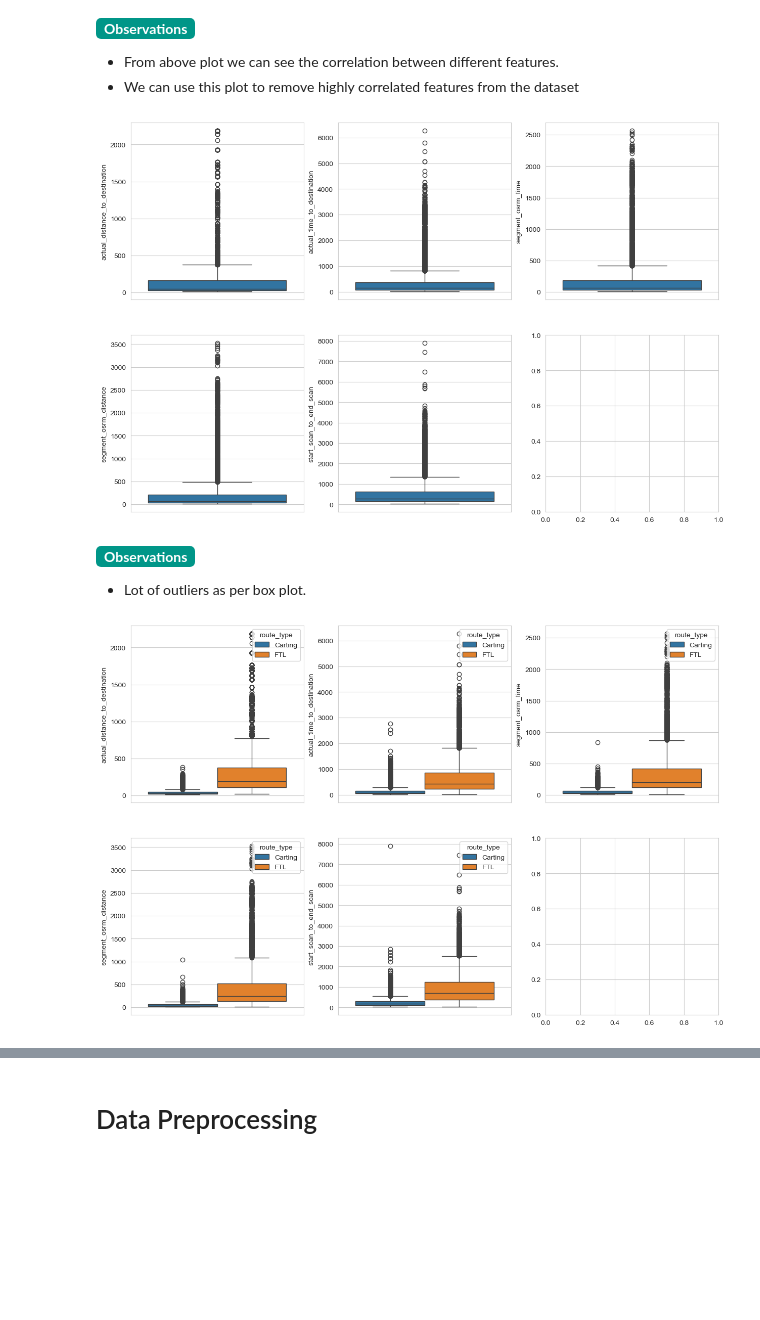
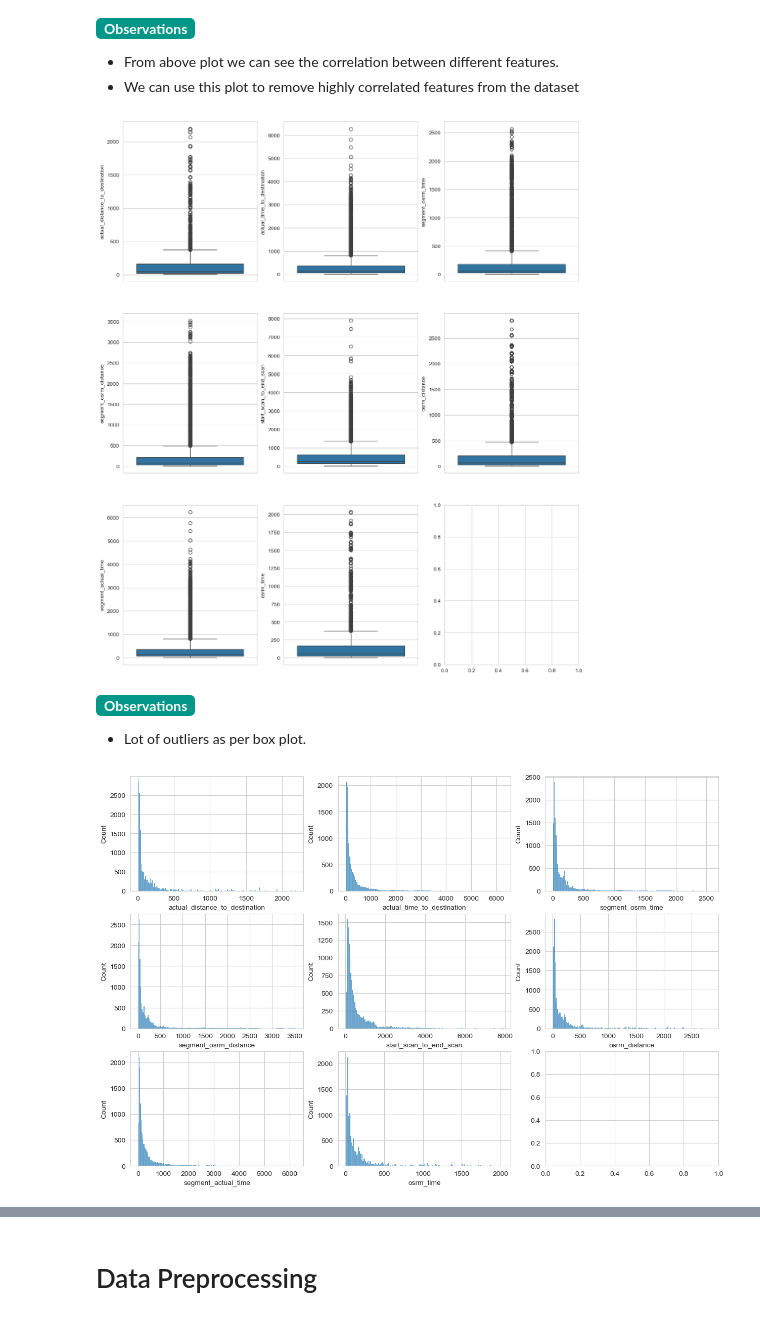
Before and after one commit to gautamnaik1994/Delhivery-Data-Engineering-Case-Study, a Jupyter notebook: CaseStudy.ipynb, the cells around one changed output, grey strips where cells are left out. Cells and saved outputs as stored; diff of their text form; code cells hidden in the pictures; blank space fills up the shorter version.

```diff
--- a/CaseStudy.ipynb
+++ b/CaseStudy.ipynb
@@ -151,5 +171,5 @@ data["segment_key"] = data["trip_uuid"] +"_"+ data["source_center"] +"_"+ data["
 # %%
-collapsed_inter_df=db.sql("""
+collapsed_inter_df = db.sql("""
 select
         segment_key
         , first(trip_uuid) as trip_uuid
@@ -162,7 +182,8 @@ select
         , first(start_scan_to_end_scan) as start_scan_to_end_scan
         , last(actual_distance_to_destination) as actual_distance_to_destination
         , last(actual_time) as actual_time_to_destination
-        , sum(segment_actual_time) as actual_time
+        , last(osrm_time) as osrm_time
+        , sum(segment_actual_time) as segment_actual_time
         , sum(segment_osrm_time) as segment_osrm_time
         , last(osrm_distance) as osrm_distance
         , sum(segment_osrm_distance) as segment_osrm_distance
@@ -204,7 +225,7 @@ segment_df.head()
 with open("segment_df.pkl", "wb") as f:
     pickle.dump(segment_df, f)
 # %%
-trip_df=db.sql("""
+trip_df = db.sql("""
 select
     trip_uuid
     , first(source_center) as source_center
@@ -217,9 +238,10 @@ select
     , sum(start_scan_to_end_scan) as start_scan_to_end_scan
     , sum(actual_distance_to_destination) as actual_distance_to_destination
     , sum(actual_time_to_destination) as actual_time_to_destination
-   -- , sum(actual_time) as actual_time
+    , sum(osrm_time) as osrm_time
+    , sum(segment_actual_time) as segment_actual_time
     , sum(segment_osrm_time) as segment_osrm_time
-   -- , sum(osrm_distance) as osrm_distance
+    , sum(osrm_distance) as osrm_distance
     , sum(segment_osrm_distance) as segment_osrm_distance
     , first(source_state) as source_state
     , first(source_city) as source_city
@@ -243,16 +265,17 @@ trip_df["trip_creation_day"] = trip_df["trip_creation_time"].dt.day
 trip_df["trip_creation_month"] = trip_df["trip_creation_time"].dt.month
 trip_df["trip_creation_weekday"] = trip_df["trip_creation_time"].dt.day_of_week
 
-trip_df["od_start_time_month"]=trip_df["od_start_time"].dt.month
-trip_df["od_end_time_month"]=trip_df["od_end_time"].dt.month
-trip_df["od_end_time_day"]=trip_df["od_end_time"].dt.day
-trip_df["od_start_time_day"]=trip_df["od_start_time"].dt.day
-trip_df["od_start_time_hour"]=trip_df["od_start_time"].dt.hour
-trip_df["od_end_time_hour"]=trip_df["od_end_time"].dt.hour
-trip_df["od_start_time_minute"]=trip_df["od_start_time"].dt.minute
-trip_df["od_end_time_minute"]=trip_df["od_end_time"].dt.minute
-trip_df["od_diff_hours"]=(trip_df["od_end_time"]-trip_df["od_start_time"]).dt.total_seconds()/3600
-trip_df=trip_df.drop(["od_start_time","od_end_time","trip_creation_time"], axis=1)
+trip_df["od_start_time_month"] = trip_df["od_start_time"].dt.month
+trip_df["od_end_time_month"] = trip_df["od_end_time"].dt.month
+trip_df["od_end_time_day"] = trip_df["od_end_time"].dt.day
+trip_df["od_start_time_day"] = trip_df["od_start_time"].dt.day
+trip_df["od_start_time_hour"] = trip_df["od_start_time"].dt.hour
+trip_df["od_end_time_hour"] = trip_df["od_end_time"].dt.hour
+trip_df["od_start_time_minute"] = trip_df["od_start_time"].dt.minute
+trip_df["od_end_time_minute"] = trip_df["od_end_time"].dt.minute
+trip_df["od_diff_hours"] = (
+    trip_df["od_end_time"]-trip_df["od_start_time"]).dt.total_seconds()/3600
+trip_df = trip_df.drop(["od_start_time", "od_end_time","trip_creation_time"], axis=1)
 # %%
 with open("trip_df.pkl", "wb") as f:
     pickle.dump(trip_df, f)
@@ -405,23 +440,29 @@ sns.heatmap(trip_df[columns].corr(), annot=True);
 - From above plot we can see the correlation between different features.
 - We can use this plot to remove highly correlated features from the dataset
 # %%
-fig, ax = plt.subplots(2, 3, figsize=(15, 10))
+fig, ax = plt.subplots(3, 3, figsize=(15, 18))
 sns.boxplot(data=trip_df, y="actual_distance_to_destination", ax=ax[0, 0])
 sns.boxplot(data=trip_df, y="actual_time_to_destination", ax=ax[0, 1])
 sns.boxplot(data=trip_df, y="segment_osrm_time", ax=ax[0, 2])
 sns.boxplot(data=trip_df, y="segment_osrm_distance", ax=ax[1, 0])
-sns.boxplot(data=trip_df, y="start_scan_to_end_scan", ax=ax[1, 1]);
+sns.boxplot(data=trip_df, y="start_scan_to_end_scan", ax=ax[1, 1])
+sns.boxplot(data=trip_df, y="osrm_distance", ax=ax[1, 2])
+sns.boxplot(data=trip_df, y="segment_actual_time", ax=ax[2, 0]);
+sns.boxplot(data=trip_df, y="osrm_time", ax=ax[2, 1]);
 # %% [output]
-[figure, old version]
+[figure, new version]
 # %% [markdown]
 <b style="padding: 2px 8px;border-radius: 5px;background: #009688;color: #fff;display: inline-block;">Observations</b>
 - Lot of outliers as per box plot.
 # %%
-fig, ax= plt.subplots(2,3,figsize=(15,10))
-sns.boxplot(data=trip_df, y="actual_distance_to_destination", ax=ax[0,0],  hue="route_type");
-sns.boxplot(data=trip_df, y="actual_time_to_destination", ax=ax[0,1], hue="route_type");
-sns.boxplot(data=trip_df, y="segment_osrm_time", ax=ax[0,2], hue="route_type");
-sns.boxplot(data=trip_df, y="segment_osrm_distance", ax=ax[1,0], hue="route_type");
-sns.boxplot(data=trip_df, y="start_scan_to_end_scan", ax=ax[1,1], hue="route_type");
+fig, ax = plt.subplots(3 , 3, figsize=(15, 10))
+sns.histplot(data=trip_df, x="actual_distance_to_destination", ax=ax[0, 0])
+sns.histplot(data=trip_df, x="actual_time_to_destination", ax=ax[0, 1])
+sns.histplot(data=trip_df, x="segment_osrm_time", ax=ax[0, 2])
+sns.histplot(data=trip_df, x="segment_osrm_distance", ax=ax[1, 0])
+sns.histplot(data=trip_df, x="start_scan_to_end_scan", ax=ax[1, 1])
+sns.histplot(data=trip_df, x="osrm_distance", ax=ax[1, 2])
+sns.histplot(data=trip_df, x="segment_actual_time", ax=ax[2, 0]);
+sns.histplot(data=trip_df, x="osrm_time", ax=ax[2, 1]);
 # %% [output]
-[figure, old version]
+[figure, new version]
```
Also changed, not shown: parts of 71 cells of this notebook, 3 other files.
